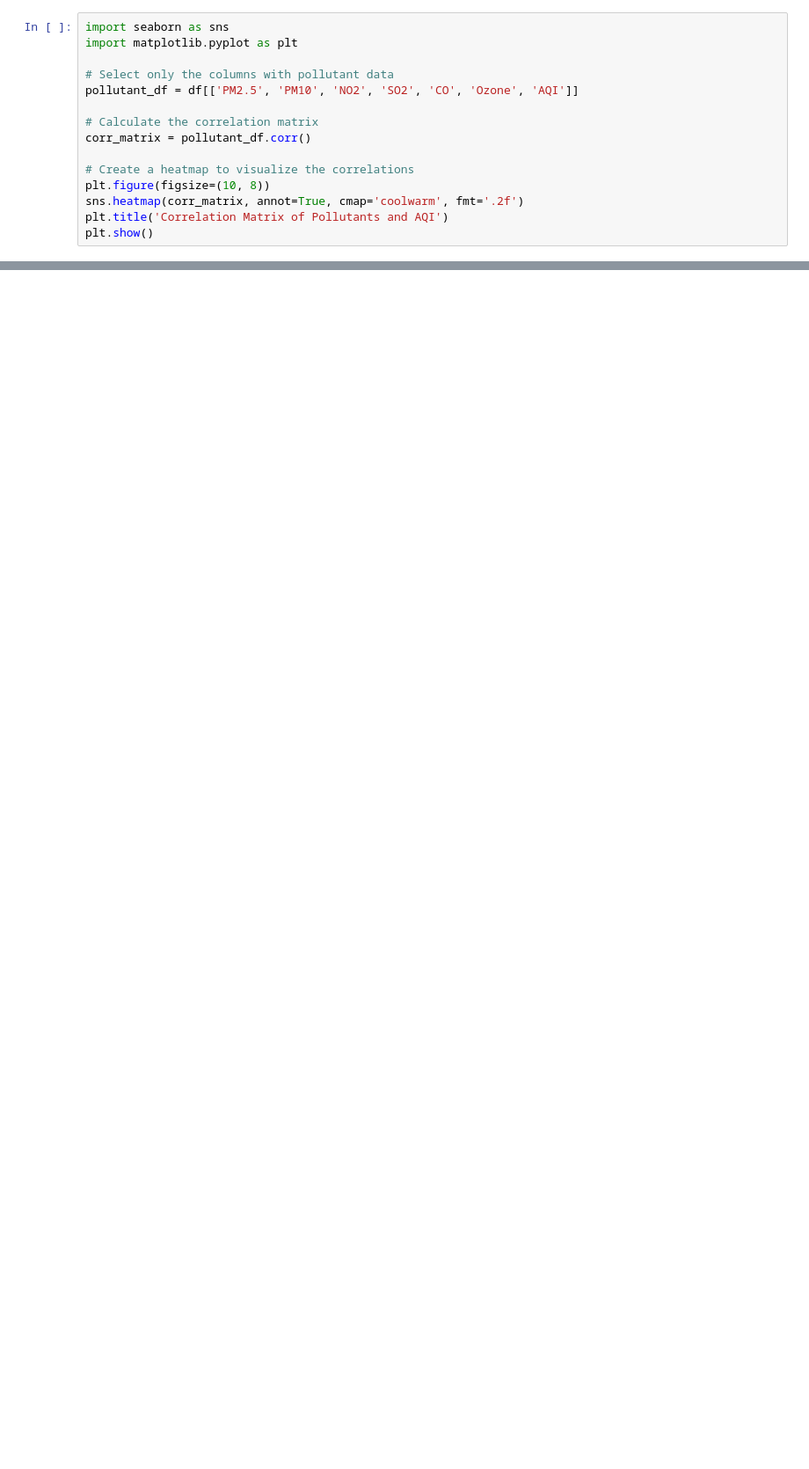
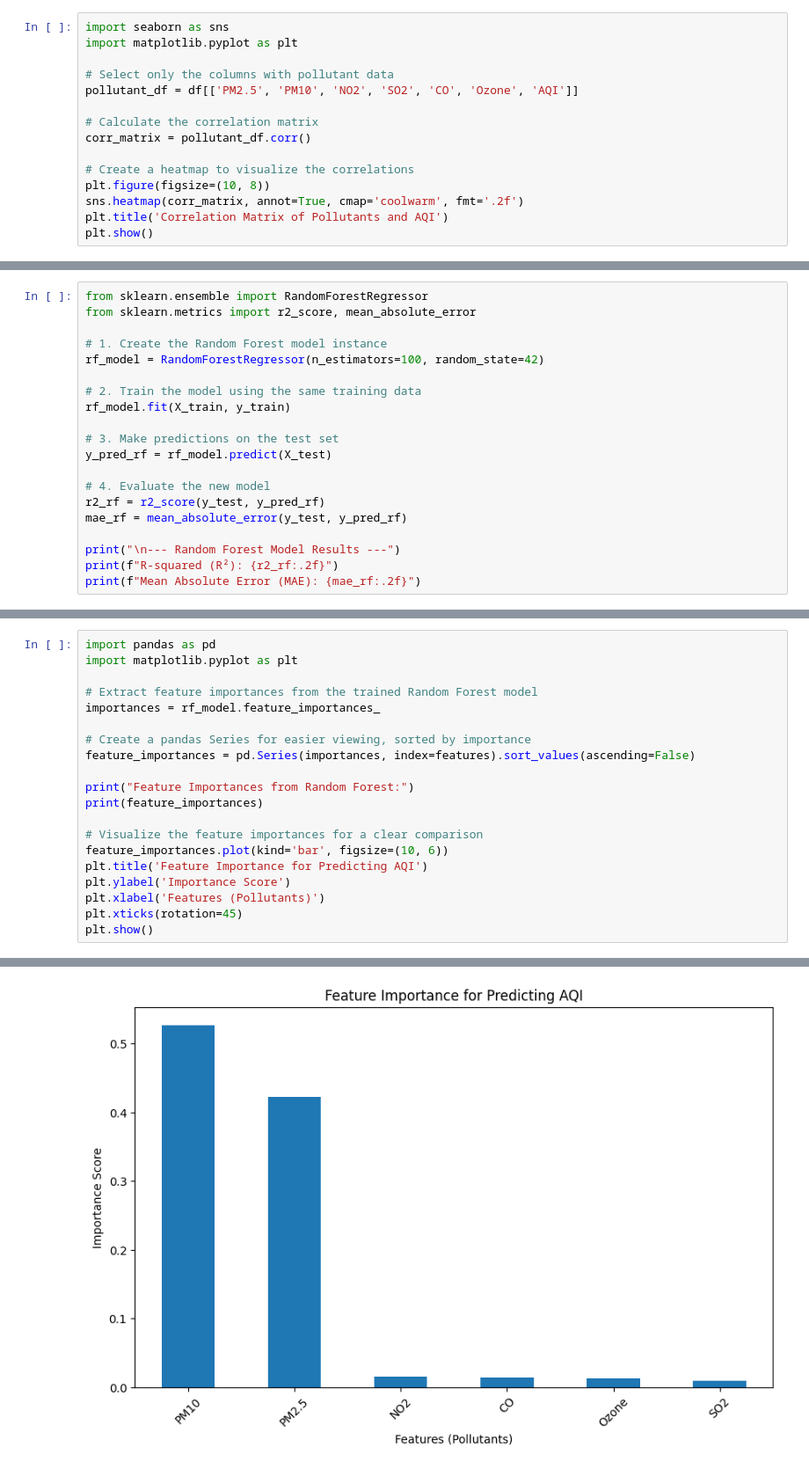
Before and after one commit to anandanurag638/delhi_air_quality_analysis25.08, a Jupyter notebook: analysis.ipynb, the cells around one changed output, grey strips where cells are left out. Shown: that part at 88% size. Drawn from its saved outputs; the diff is of its cells as text; blank space fills up the shorter version.

Commit message:
machine learning model created with help of ai.

```diff
--- a/analysis.ipynb
+++ b/analysis.ipynb
@@ -105,0 +289,20 @@ plt.show()
+# %%
+from sklearn.ensemble import RandomForestRegressor
+from sklearn.metrics import r2_score, mean_absolute_error
+
+# 1. Create the Random Forest model instance
+rf_model = RandomForestRegressor(n_estimators=100, random_state=42)
+
+# 2. Train the model using the same training data
+rf_model.fit(X_train, y_train)
+
+# 3. Make predictions on the test set
+y_pred_rf = rf_model.predict(X_test)
+
+# 4. Evaluate the new model
+r2_rf = r2_score(y_test, y_pred_rf)
+mae_rf = mean_absolute_error(y_test, y_pred_rf)
+
+print("\n--- Random Forest Model Results ---")
+print(f"R-squared (R²): {r2_rf:.2f}")
+print(f"Mean Absolute Error (MAE): {mae_rf:.2f}")
@@ -105,0 +333,21 @@ plt.show()
+# %%
+import pandas as pd
+import matplotlib.pyplot as plt
+
+# Extract feature importances from the trained Random Forest model
+importances = rf_model.feature_importances_
+
+# Create a pandas Series for easier viewing, sorted by importance
+feature_importances = pd.Series(importances, index=features).sort_values(ascending=False)
+
+print("Feature Importances from Random Forest:")
+print(feature_importances)
+
+# Visualize the feature importances for a clear comparison
+feature_importances.plot(kind='bar', figsize=(10, 6))
+plt.title('Feature Importance for Predicting AQI')
+plt.ylabel('Importance Score')
+plt.xlabel('Features (Pollutants)')
+plt.xticks(rotation=45)
+plt.show()
+# %% [output]
@@ -105,0 +362 @@ plt.show()
+[figure, added]
```
Also changed, not shown: parts of 14 cells of this notebook, 1 other file.
